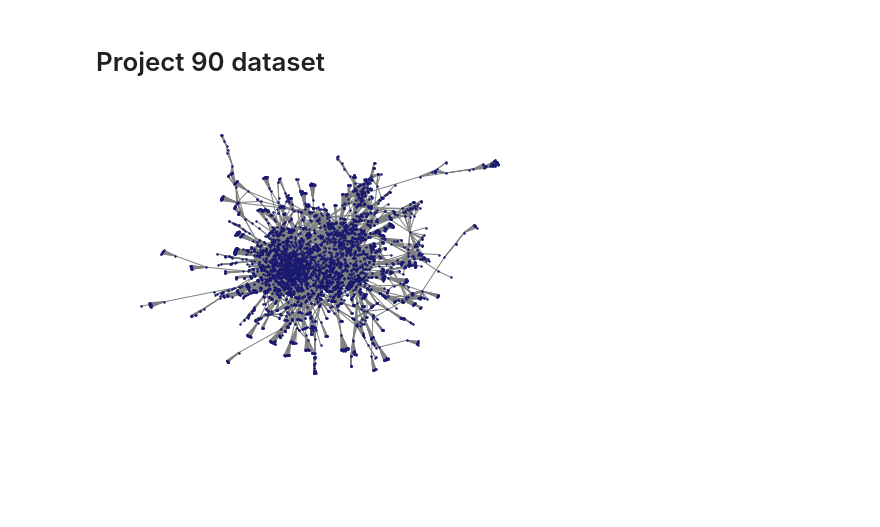
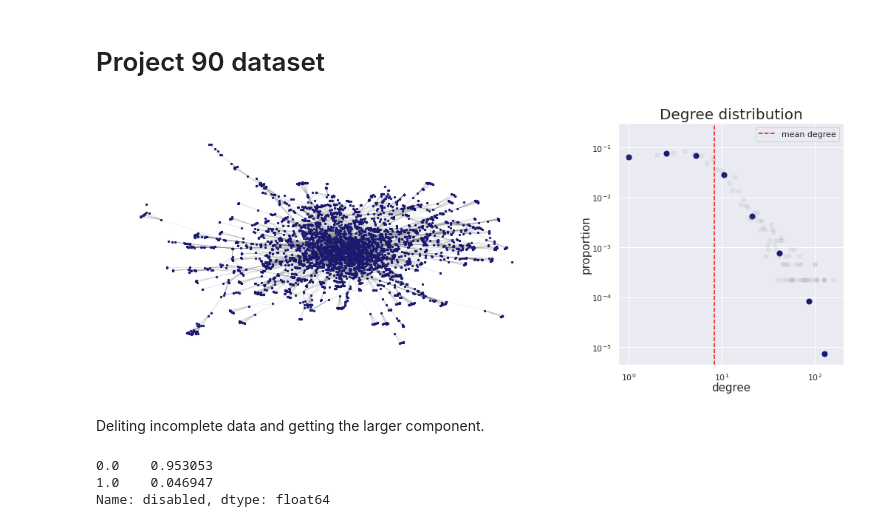
Before and after one commit to lucasmoschen/rds-bayesian-analysis-tcc, a Jupyter notebook: notebooks_book/project_90.ipynb, the cells around one changed output. Drawn from its saved outputs; the diff is of its cells as text; code cells hidden in the pictures; blank space fills up the shorter version.

Commit message:
add project 90 analysis

```diff
--- a/notebooks_book/project_90.ipynb
+++ b/notebooks_book/project_90.ipynb
@@ -20,15 +26,51 @@ rds_model = pickle.load(open('../models/primary_model/pickles/rds_imperfect_test
 data_project90 = pd.read_csv('../data/Princeton_project_90/nodes.tsv', sep='\t')
 edges_project90 = pd.read_csv('../data/Princeton_project_90/edges.tsv', sep='\t')
 # %%
-G = nx.Graph()
+graph = nx.Graph()
 for i, edge in edges_project90.iterrows():
-    G.add_node(edge['node1'], data=data_project90[data_project90.id == edge['node1']])
-    G.add_node(edge['node2'], data=data_project90[data_project90.id == edge['node2']])
-    G.add_edge(edge['node1'], edge['node2'])
-components = list(nx.connected_components(G))
-G = G.subgraph(components[0])
+    graph.add_node(edge['node1'], data=data_project90[data_project90.id == edge['node1']])
+    graph.add_node(edge['node2'], data=data_project90[data_project90.id == edge['node2']])
+    graph.add_edge(edge['node1'], edge['node2'])
+components = list(nx.connected_components(graph))
+G = graph.subgraph(components[0])
-# %%
-nx.draw(G, node_size=2, node_color='midnightblue', edge_color='grey')
-plt.show()
-# %% [output]
-[figure, removed]
+# %%
+fig, ax = plt.subplots(1, 2, figsize=(18, 6), gridspec_kw={'width_ratios':(2,1)})
+
+nx.draw(G, node_size=5, node_color='midnightblue', edge_color='grey', ax=ax[0], width=0.1)
+
+degree_histogram = np.array(nx.degree_histogram(G))[1:]
+degree_histogram = degree_histogram/degree_histogram.sum()
+
+d_max = len(degree_histogram) - 1
+n_max = int(np.log2(len(degree_histogram)))
+
+# Log-binning
+log_binning = np.zeros(n_max+1)
+degree_histogram_log_binning = np.zeros(n_max+1)
+for n in range(n_max+1):
+    bins = np.array([2**n + i for i in range(min(2**n, d_max - 2**n))])
+    N_n = degree_histogram[bins].sum()
+    degree_histogram_log_binning[n] = N_n/len(bins)
+    log_binning[n] = (bins*degree_histogram[bins]).sum()/N_n
+
+degrees = np.where(degree_histogram != 0)
+
+ax[1].set_xscale('log')
+ax[1].set_yscale('log')
+
+ax[1].axvline(np.array(G.degree)[:,1].mean(), linestyle='--', color='red', label='mean degree')
+
+ax[1].scatter(log_binning, degree_histogram_log_binning, color = 'midnightblue', s = 50)
+ax[1].scatter(degrees, degree_histogram[degrees], color = 'grey', alpha = 0.1, s = 30)
+ax[1].set_title('Degree distribution', fontsize=20)
+ax[1].set_xlabel('degree', labelpad = 0, fontsize=15)
+ax[1].set_ylabel('proportion', labelpad = 0, fontsize=15)
+
+ax[1].legend()
+
+#plt.savefig('../images/graph_projet90_degree_distribution.pdf', bbox_inches='tight')
+plt.show()
+# %% [output]
+[figure, added]
+# %% [markdown]
+Deliting incomplete data and getting the larger component.
@@ -34,0 +89,6 @@ plt.show()
+# %%
+df.disabled.value_counts(dropna=False, normalize=True)
+# %% [output]
+0.0    0.953053
+1.0    0.046947
+Name: disabled, dtype: float64
```
Also changed, not shown: parts of 16 cells of this notebook, 9 other files.
